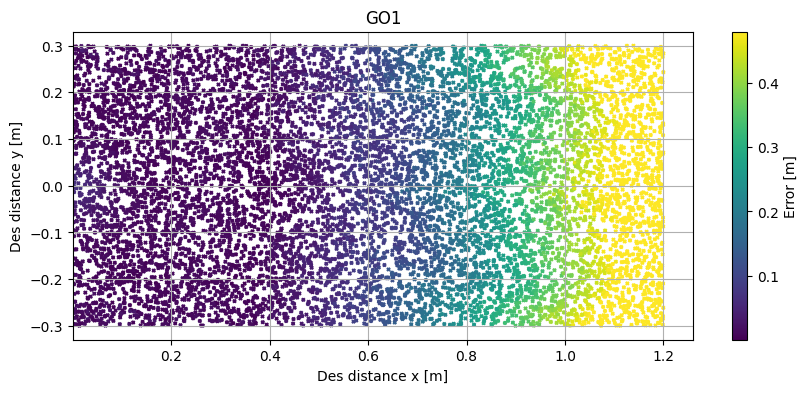
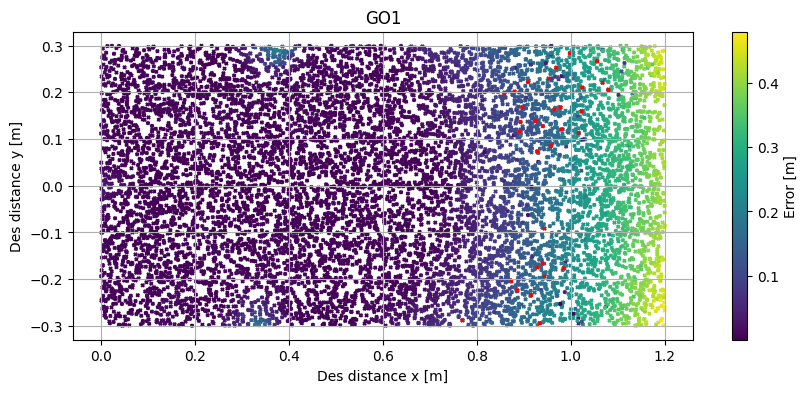
Unified diff of the notebook cell whose output changed from the first chart to the second:
--- before
+++ after
@@ -1,7 +1,7 @@
 plt.figure(figsize=(10, 4))
+plt.scatter(failed_jump[:, 0], failed_jump[:, 1], np.full(failed_jump[: , 1].shape, 5), marker='x', color="red", zorder=1)
 plt.scatter(des[:, 0], des[:, 1], np.full(des[: , 1].shape, 5), vmax=0.48, marker='x', c=err, zorder=0)
-# plt.scatter(failed_jump[:, 0], failed_jump[:, 1], np.full(failed_jump[: , 1].shape, 5), marker='x', color="red", zorder=1)
-plt.xlim(xmin * 1.05, xmax * 1.05)
-plt.ylim(ymin * 1.1, ymax * 1.1)
+# plt.xlim(xmin * 1.05, xmax * 1.05)
+# plt.ylim(ymin * 1.1, ymax * 1.1)
 plt.grid()
 plt.title("GO1")

Commit: new results, warm-up test simulator